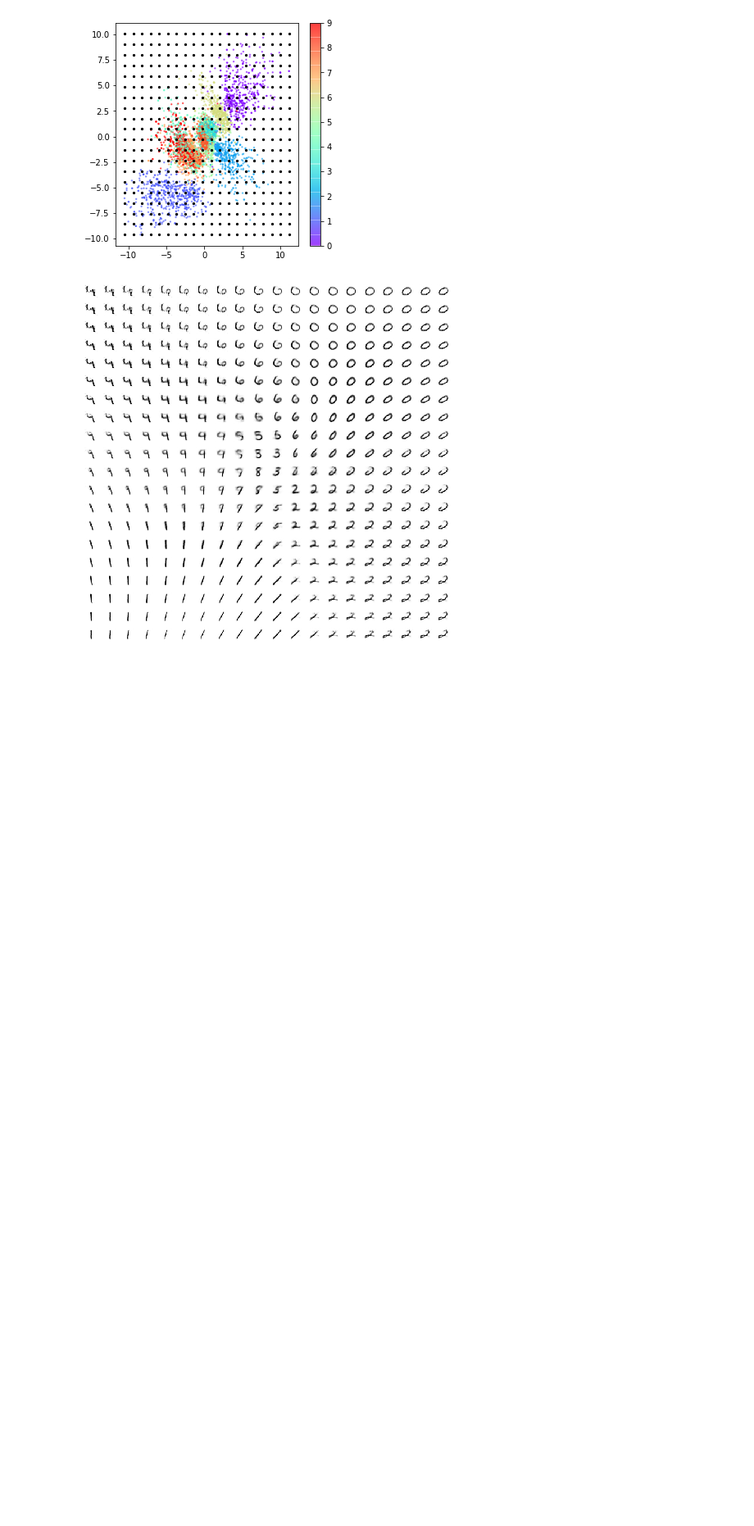
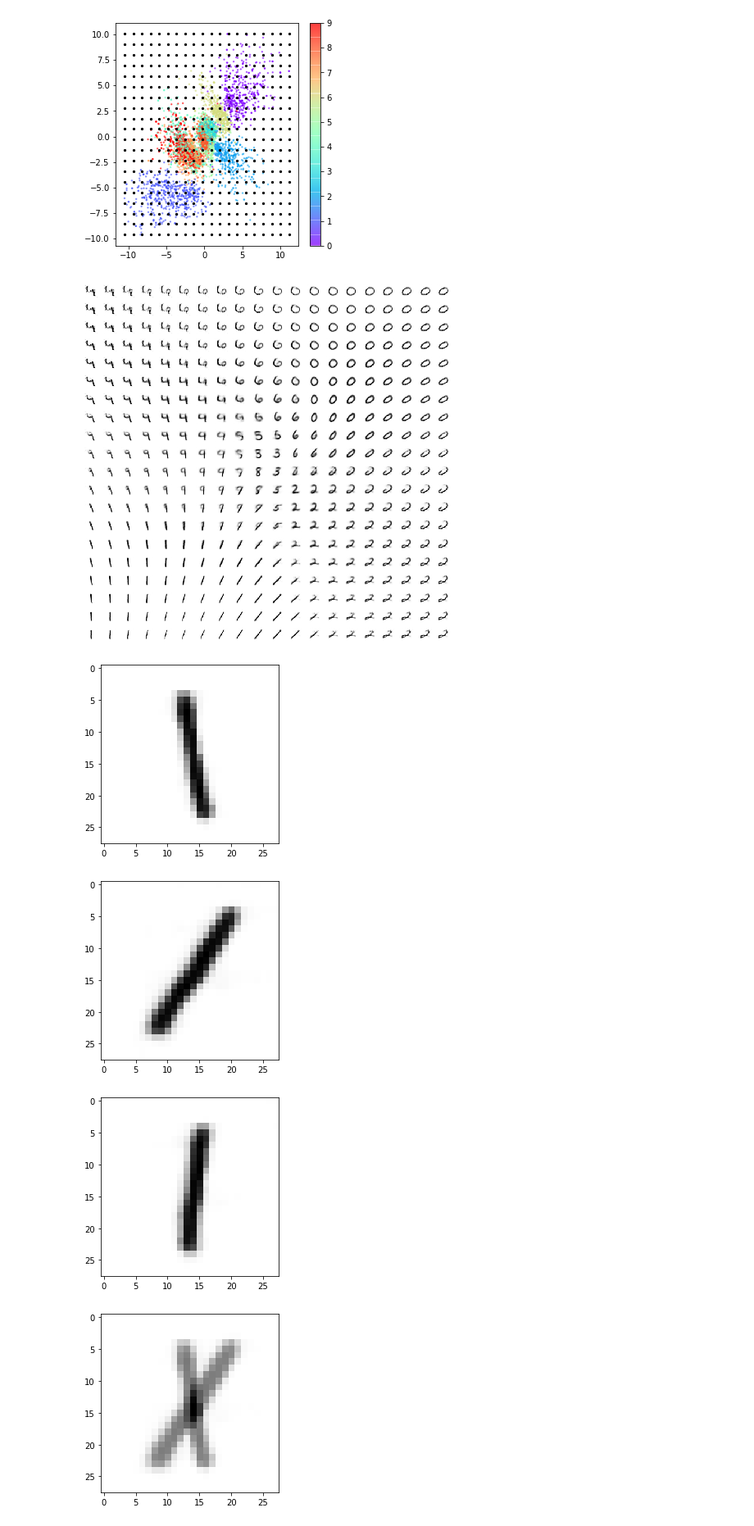
Before and after one commit to shevious/GDL_code, a Jupyter notebook: 03_02b_autoencoder_analysis.ipynb, the cells around one changed output. Shown at 82% size. Drawn from its saved outputs; the diff is of its cells as text; code cells hidden in the pictures; blank space fills up the shorter version.

```diff
--- a/03_02b_autoencoder_analysis.ipynb
+++ b/03_02b_autoencoder_analysis.ipynb
@@ -251,3 +251,24 @@ for i in range(grid_size**2):
 # %% [output]
 [figure]
 [figure]
+# %%
+z1=np.array([[-10, -6]])
+y1 = AE.decoder.predict(z1)
+plt.imshow(y1[0].squeeze(), cmap='binary')
+plt.show()
+z2=np.array([[-1, -6]])
+y2= AE.decoder.predict(z2)
+plt.imshow(y2[0].squeeze(), cmap='binary')
+plt.show()
+z = (z1+z2)/2
+y = AE.decoder.predict(z)
+plt.imshow(y[0].squeeze(), cmap='binary')
+plt.show()
+y = (y1+y2)/2
+plt.imshow(y[0].squeeze(), cmap='binary')
+plt.show()
+# %% [output]
+[figure, added]
+[figure, added]
+[figure, added]
+[figure, added]
```
Also changed, not shown: parts of 3 cells of this notebook, 7 other files.
